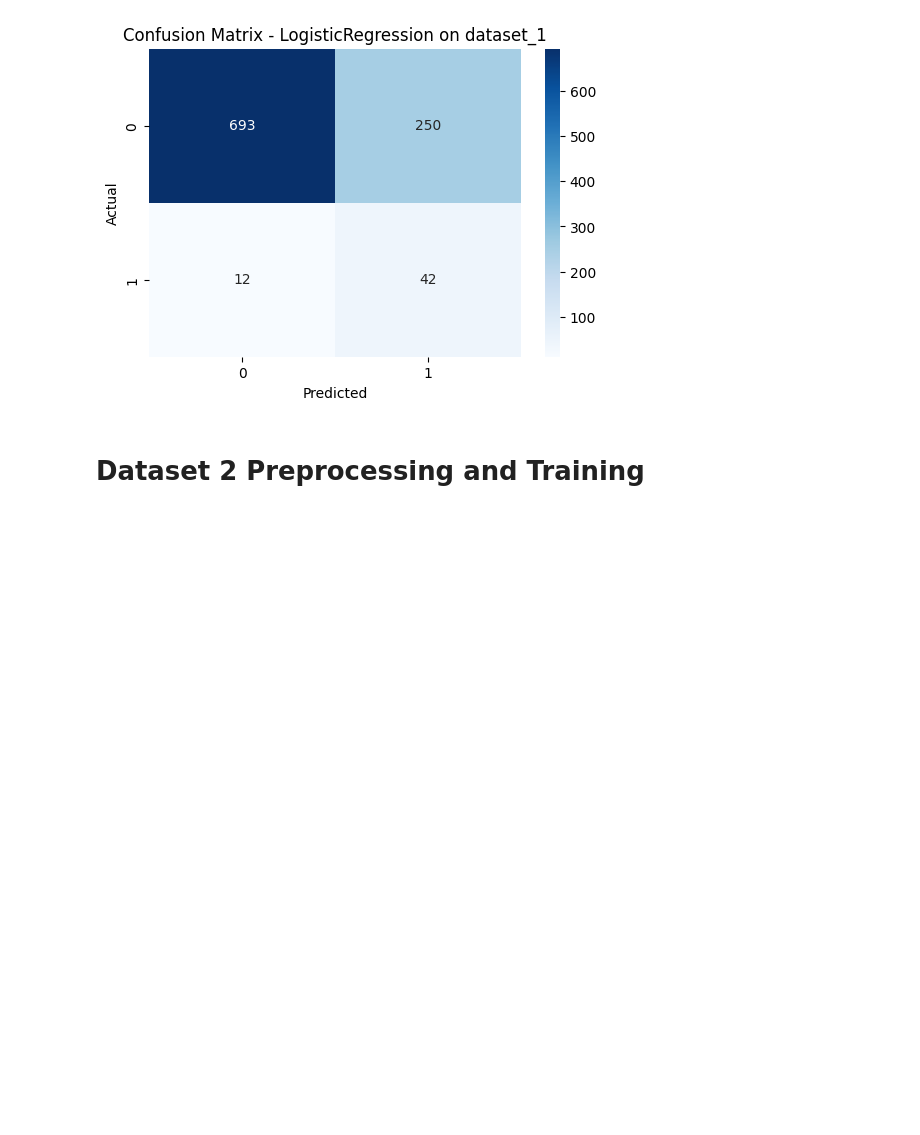
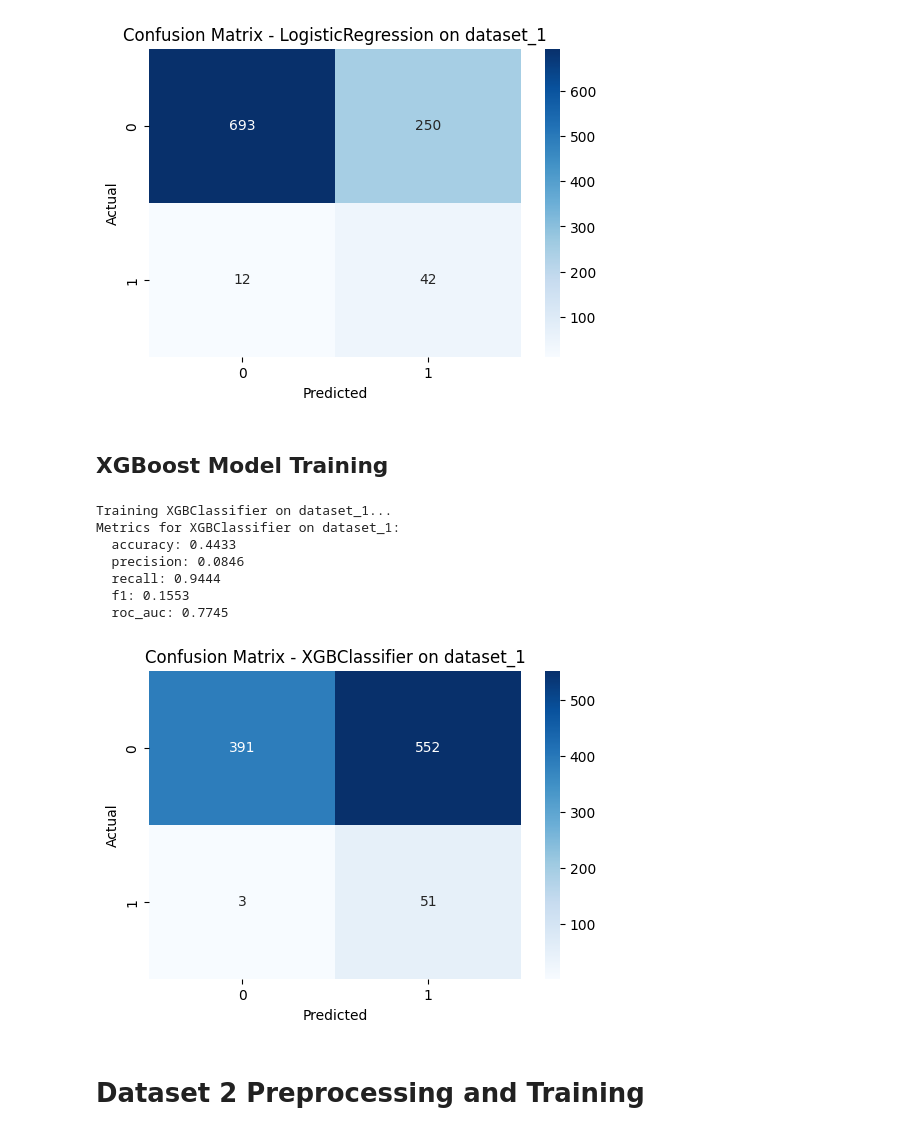
Before and after one commit to olaysco/stroke-prediction-system, a Jupyter notebook: stoke_analysis.ipynb, the cells around one changed output. Saved outputs shown, nothing was run; the diff lists cells and outputs as text; code cells hidden in the pictures; blank space fills up the shorter version.

Commit message:
feat: add XGBoost algorithm training

```diff
--- a/stoke_analysis.ipynb
+++ b/stoke_analysis.ipynb
@@ -281,6 +281,20 @@ Metrics for LogisticRegression on dataset_1:
   f1: 0.2428
   roc_auc: 0.8451
 [figure]
+# %% [markdown]
+## XGBoost Model Training
+# %%
+xgb=XGBClassifier(n_estimators=200, random_state=42)
+train_and_evaluate_model(xgb, X_train, X_test, y_train, y_test, 'dataset_1', 'XGBClassifier', results)
+# %% [output]
+Training XGBClassifier on dataset_1...
+Metrics for XGBClassifier on dataset_1:
+  accuracy: 0.4433
+  precision: 0.0846
+  recall: 0.9444
+  f1: 0.1553
+  roc_auc: 0.7745
+[figure, added]
 # %% [markdown]
 # Dataset 2 Preprocessing and Training
 # %%
```
Also changed, not shown: parts of 7 cells of this notebook.
